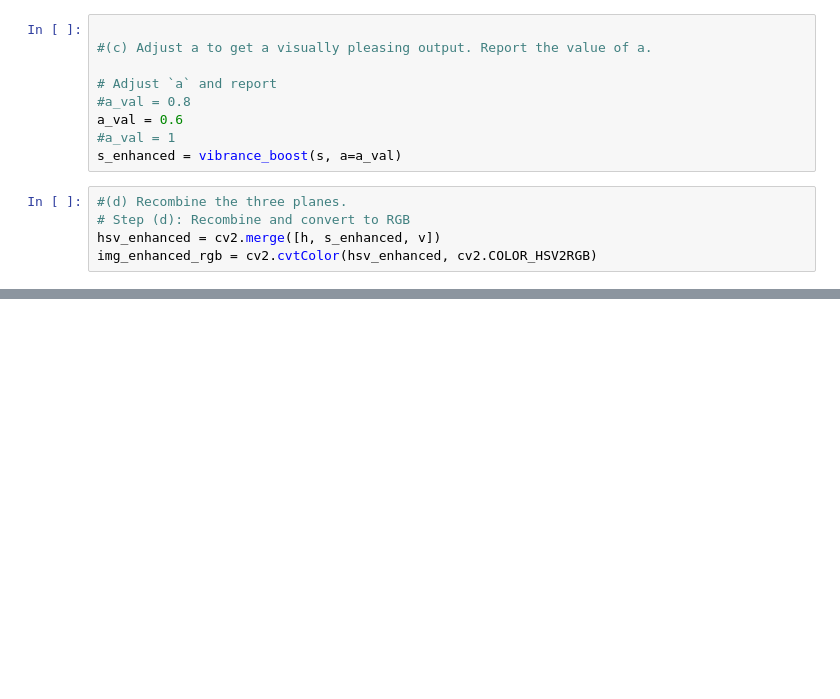
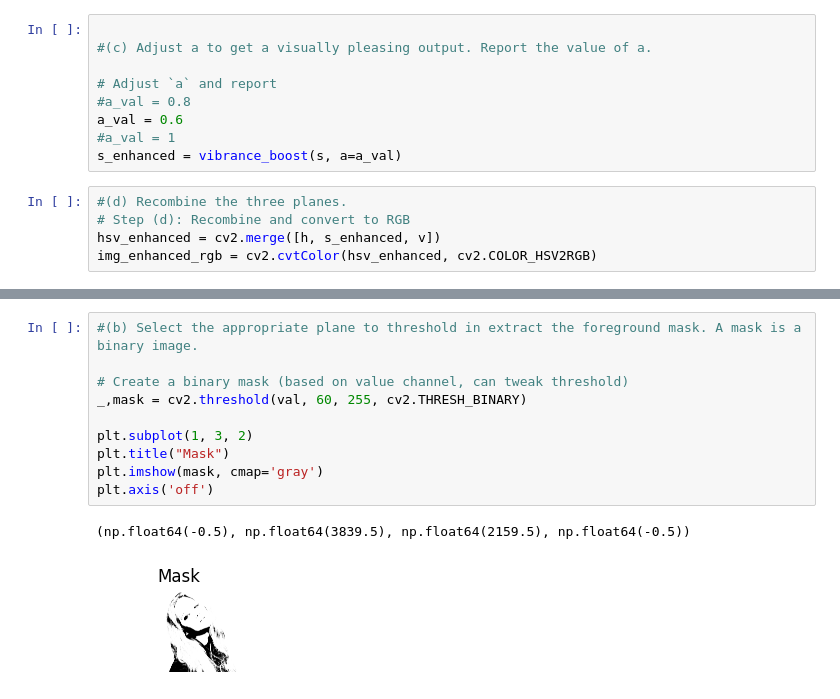
Before and after one commit to Bashinigamage/computer_vision, a Jupyter notebook: Assignment_1.ipynb, the cells around one changed output, grey strips where cells are left out. Saved outputs shown, nothing was run; the diff lists cells and outputs as text; blank space fills up the shorter version.

```diff
--- a/Assignment_1.ipynb
+++ b/Assignment_1.ipynb
@@ -505,0 +533,13 @@ Selected value of a for best visual result: 0.8
+# %%
+#(b) Select the appropriate plane to threshold in extract the foreground mask. A mask is a binary image.
+
+# Create a binary mask (based on value channel, can tweak threshold)
+_,mask = cv2.threshold(val, 60, 255, cv2.THRESH_BINARY)
+
+plt.subplot(1, 3, 2)
+plt.title("Mask")
+plt.imshow(mask, cmap='gray')
+plt.axis('off')
+# %% [output]
+(np.float64(-0.5), np.float64(3839.5), np.float64(2159.5), np.float64(-0.5))
+[figure, added]
```
Also changed, not shown: parts of 12 cells of this notebook, 1 other file.
